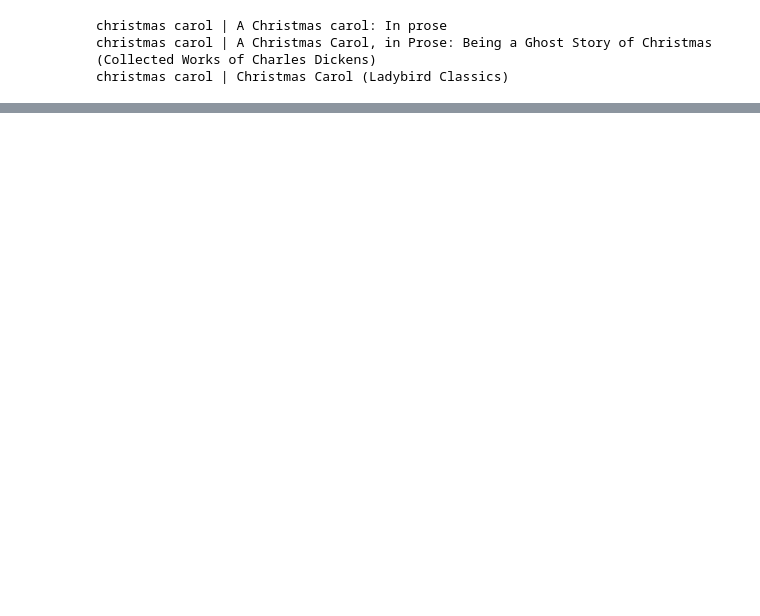
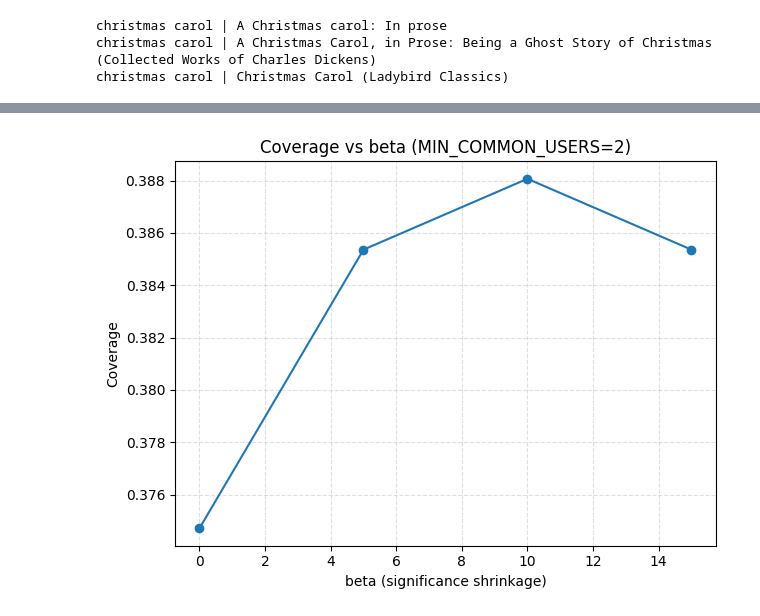
Before and after one commit to SokolovVadim/Algorithms_for_Massive_Datasets, a Jupyter notebook: notebooks/recommender.ipynb, the cells around one changed output, grey strips where cells are left out. Saved outputs shown, nothing was run; the diff lists cells and outputs as text; code cells hidden in the pictures; blank space fills up the shorter version.

```diff
--- a/notebooks/recommender.ipynb
+++ b/notebooks/recommender.ipynb
@@ -1171,0 +1346,12 @@ christmas carol | Christmas Carol (Ladybird Classics)
+# %%
+# Coverage vs beta
+plt.figure()
+plt.plot(d["beta"], d["coverage"], marker="o")
+plt.xlabel("beta (significance shrinkage)")
+plt.ylabel("Coverage")
+plt.title(f"Coverage vs beta (MIN_COMMON_USERS={fixed_mcu})")
+plt.grid(True, linestyle="--", alpha=0.4)
+plt.tight_layout()
+plt.show()
+# %% [output]
+[figure, added]
```
Also changed, not shown: parts of 47 cells of this notebook, 5 other files.
